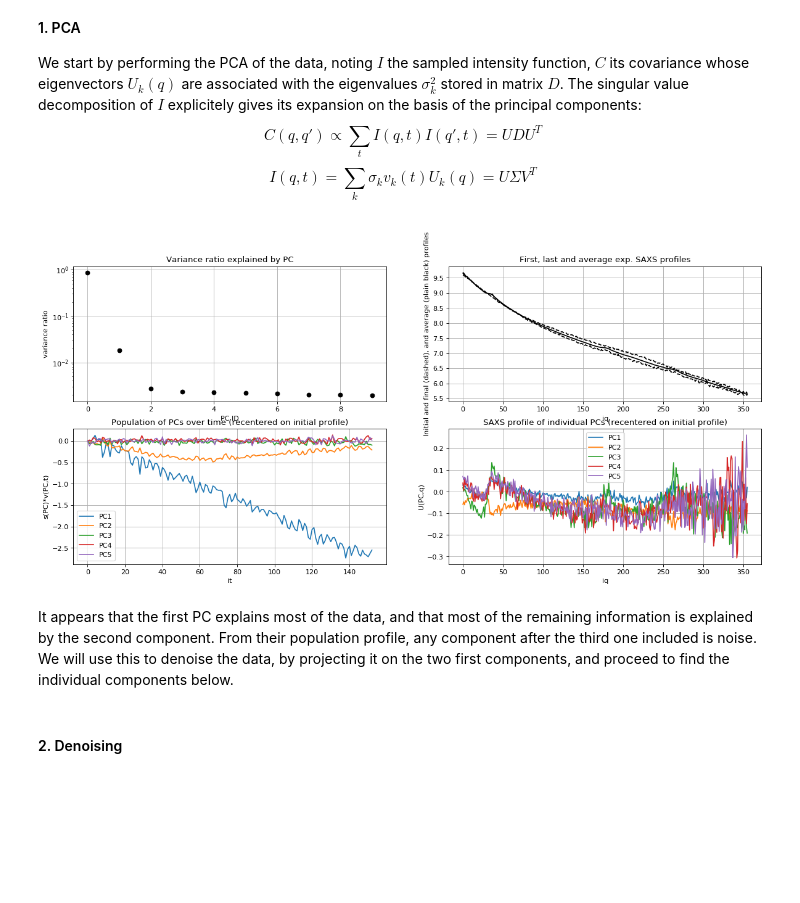
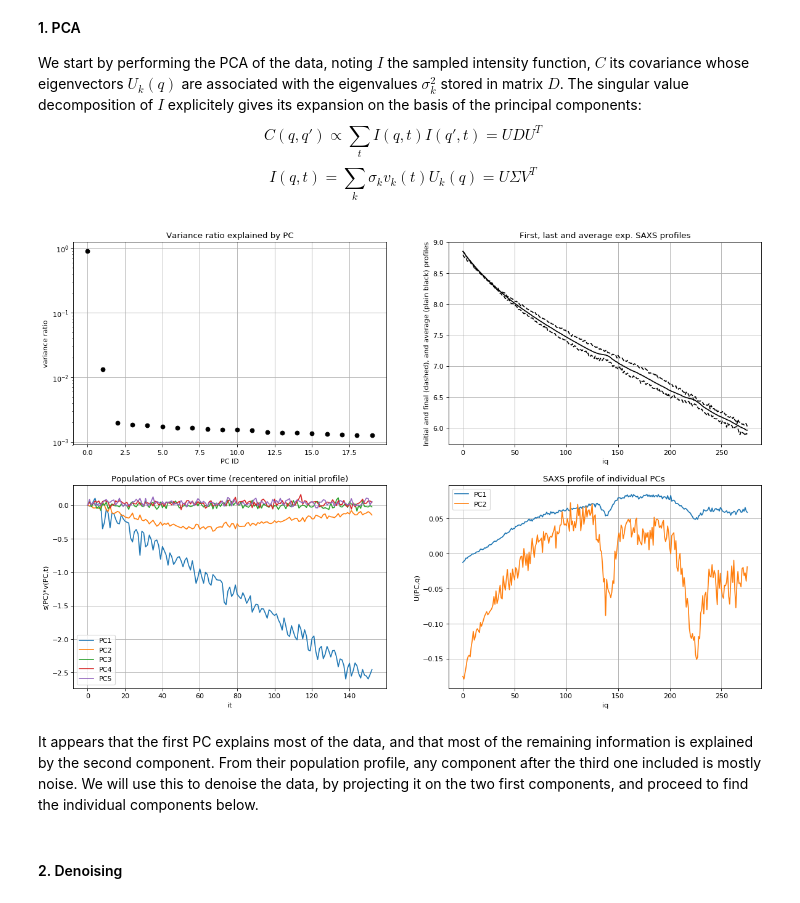
Before and after one commit to fredericpoitevin/trSAXS, a Jupyter notebook: docs/trSAXS-Slayer.ipynb, the cells around one changed output. Saved outputs shown, nothing was run; the diff lists cells and outputs as text; code cells hidden in the pictures; blank space fills up the shorter version.

```diff
--- a/docs/trSAXS-Slayer.ipynb
+++ b/docs/trSAXS-Slayer.ipynb
@@ -42,11 +42,11 @@ print("Raw data size (q,t,I(q,t)) = ",raw_q.shape,raw_t.shape,raw_data.shape)
 # we prepare the variables if we need to alter the raw variables
 # and we alter it a qmax tmax
 qlen = len(raw_q)
-qmin = int(qlen*(5/100)) #0 #int(qlen*(1/100))
-qmax = int(qlen*(1/2)) # int(qlen*(3/4)) # int(qlen*(1/2))
+qmin = int(qlen*(1/10)) # int(qlen*(1/100))# int(qlen*(5/100)) # 0
+qmax = int(qlen*(0.45)) # int(qlen*(1/2)) # int(qlen*(3/4)) # int(qlen*(1/2))
 tlen = len(raw_t)
-tmin = 0 #int(tlen*(1/4))
-tmax = int(tlen*(1))
+tmin = 0 # int(tlen*(0.33))
+tmax = int(tlen*(1)) # int(tlen*(1))
 q = raw_q[qmin:qmax]
 t = raw_t[tmin:tmax]
 data = np.log(raw_data[qmin:qmax,tmin:tmax])
@@ -99,9 +99,8 @@ $$C(q,q') \propto \sum_{t}I(q,t)I(q',t) = UDU^{T}$$
 $$I(q,t) = \sum_{k}\sigma_{k}v_{k}(t)U_{k}(q) = U\Sigma V^{T}$$
 # %%
 # Compute PCA
-pca = PCA(n_components=10)
+pca = PCA(n_components=20)
 H = pca.fit_transform(data.T)  # Reconstruct signals based on orthogonal components
-#proj = pca.transform(data.T)
 # %%
 # parameters for figure below
 nPCs = 5
@@ -113,7 +112,7 @@ initvec  = data.T[0,:]
 endvec   = data.T[len(t)-1,:]
 labels = ['PC1', 'PC2', 'PC3','PC4','PC5']
 #
-plt.figure(figsize=(18, 8), dpi= 80, facecolor='w', edgecolor='k')
+plt.figure(figsize=(18, 12), dpi= 80, facecolor='w', edgecolor='k')
 #
 plt.subplot(221)
 plt.grid()
@@ -123,39 +122,39 @@ plt.ylabel('variance ratio')
 plt.semilogy(pca.explained_variance_ratio_, 'ko')
 #plt.semilogy(np.cumsum(pca.explained_variance_ratio_), 'ko')
 #
 plt.subplot(222)
 plt.grid()
 plt.title('First, last and average exp. SAXS profiles')
 plt.xlabel('iq')
 plt.ylabel('Initial and final (dashed), and average (plain black) profiles')
 plt.plot(initvec, 'k--')
 plt.plot(endvec, 'k--')
 plt.plot(meanvec, color='black')
 #
 plt.subplot(223)
 plt.grid()
 plt.title('Population of PCs over time (recentered on initial profile)')
 plt.xlabel('it')
 plt.ylabel('s(PC)*v(PC,t)')
 for i in np.arange(0,nPCs,1):
     wzero = weights[0,i]
     plt.plot(weights[:,i]-wzero, label=labels[i])
 plt.legend()
 #
 plt.subplot(224)
 plt.grid()
-plt.title('SAXS profile of individual PCs (recentered on initial profile)')
+plt.title('SAXS profile of individual PCs ')
 plt.xlabel('iq')
 plt.ylabel('U(PC,q)')
-for i in np.arange(0,nPCs,1):
-    plt.plot(eigenvec[:,i] + meanvec - initvec, label=labels[i])
+for i in np.arange(0,2,1):
+    plt.plot(eigenvec[:,i] , label=labels[i])
 plt.legend()
 #
 plt.show()
 # %% [output]
-[figure, old version]
+[figure, new version]
 # %% [markdown]
-It appears that the first PC explains most of the data, and that most of the remaining information is explained by the second component. From their population profile, any component after the third one included is noise. We will use this to denoise the data, by projecting it on the two first components, and proceed to find the individual components below.
+It appears that the first PC explains most of the data, and that most of the remaining information is explained by the second component. From their population profile, any component after the third one included is mostly noise. We will use this to denoise the data, by projecting it on the two first components, and proceed to find the individual components below.
 # %% [markdown]
 #### 2. Denoising
 # %% [markdown]
```
Also changed, not shown: parts of 7 cells of this notebook, 1 other file.
